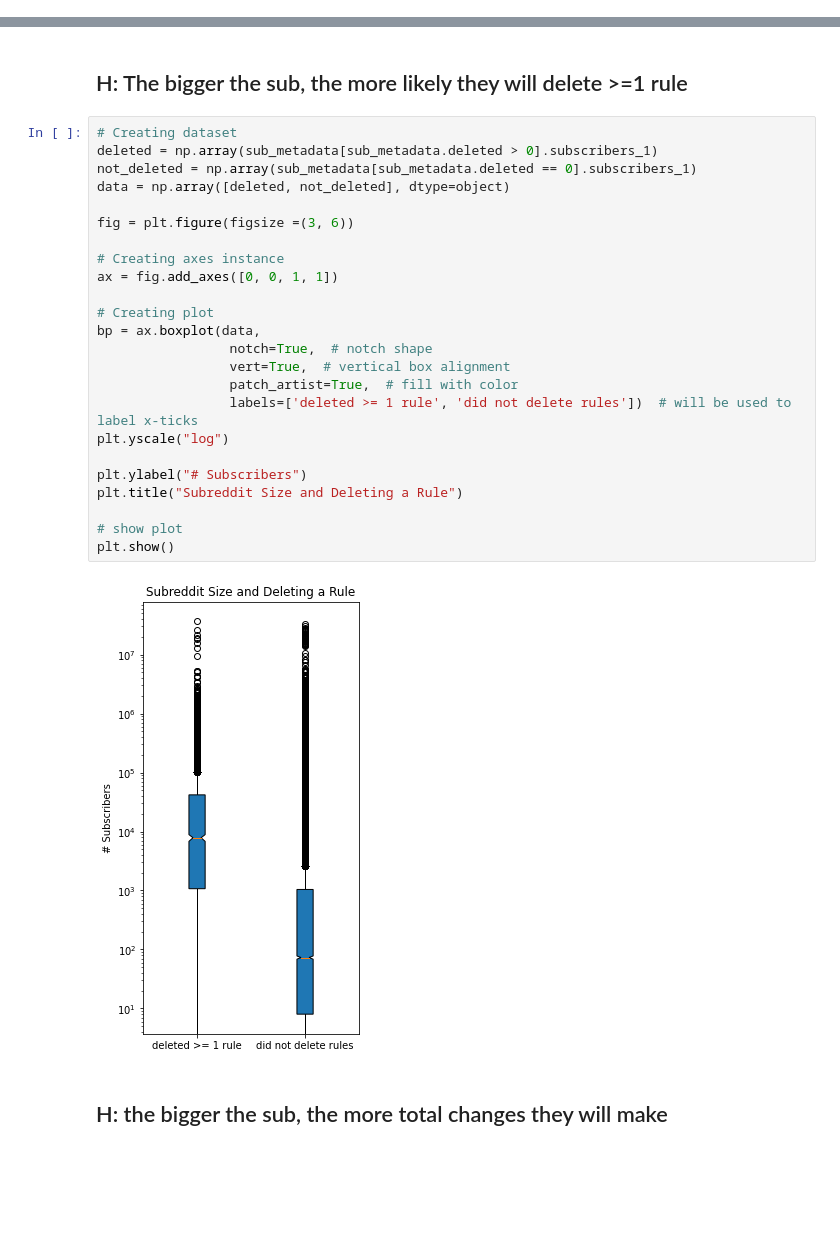
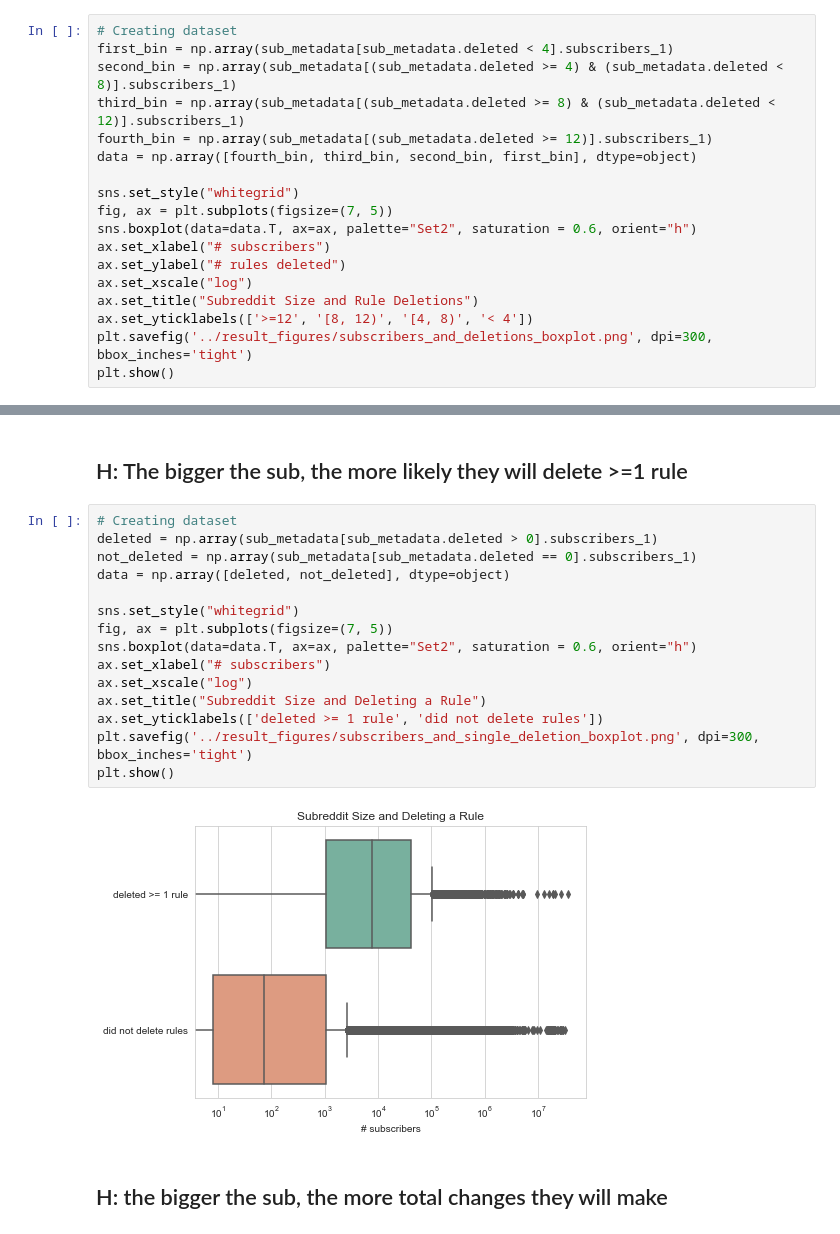
Before and after one commit to nammyk789/reddit-rule-change, a Jupyter notebook: jupyter notebooks/looking_at_seth_data.ipynb, the cells around one changed output, grey strips where cells are left out. Drawn from its saved outputs; the diff is of its cells as text; blank space fills up the shorter version.

```diff
--- a/jupyter notebooks/looking_at_seth_data.ipynb
+++ b/jupyter notebooks/looking_at_seth_data.ipynb
@@ -187,0 +220,18 @@ plt.show()
+# %%
+# Creating dataset
+first_bin = np.array(sub_metadata[sub_metadata.deleted < 4].subscribers_1)
+second_bin = np.array(sub_metadata[(sub_metadata.deleted >= 4) & (sub_metadata.deleted < 8)].subscribers_1)
+third_bin = np.array(sub_metadata[(sub_metadata.deleted >= 8) & (sub_metadata.deleted < 12)].subscribers_1)
+fourth_bin = np.array(sub_metadata[(sub_metadata.deleted >= 12)].subscribers_1)
+data = np.array([fourth_bin, third_bin, second_bin, first_bin], dtype=object)
+
+sns.set_style("whitegrid")
+fig, ax = plt.subplots(figsize=(7, 5))
+sns.boxplot(data=data.T, ax=ax, palette="Set2", saturation = 0.6, orient="h")
+ax.set_xlabel("# subscribers")
+ax.set_ylabel("# rules deleted")
+ax.set_xscale("log")
+ax.set_title("Subreddit Size and Rule Deletions")
+ax.set_yticklabels(['>=12', '[8, 12)', '[4, 8)', '< 4'])
+plt.savefig('../result_figures/subscribers_and_deletions_boxplot.png', dpi=300, bbox_inches='tight')
+plt.show()
@@ -190,29 +242,20 @@ plt.show()
 # %%
 # Creating dataset
 deleted = np.array(sub_metadata[sub_metadata.deleted > 0].subscribers_1)
 not_deleted = np.array(sub_metadata[sub_metadata.deleted == 0].subscribers_1)
 data = np.array([deleted, not_deleted], dtype=object)
 
-fig = plt.figure(figsize =(3, 6))
-
-# Creating axes instance
-ax = fig.add_axes([0, 0, 1, 1])
-
-# Creating plot
-bp = ax.boxplot(data,
-                 notch=True,  # notch shape
-                 vert=True,  # vertical box alignment
-                 patch_artist=True,  # fill with color
-                 labels=['deleted >= 1 rule', 'did not delete rules'])  # will be used to label x-ticks
-plt.yscale("log")
-
-plt.ylabel("# Subscribers")
-plt.title("Subreddit Size and Deleting a Rule")
-
-# show plot
+sns.set_style("whitegrid")
+fig, ax = plt.subplots(figsize=(7, 5))
+sns.boxplot(data=data.T, ax=ax, palette="Set2", saturation = 0.6, orient="h")
+ax.set_xlabel("# subscribers")
+ax.set_xscale("log")
+ax.set_title("Subreddit Size and Deleting a Rule")
+ax.set_yticklabels(['deleted >= 1 rule', 'did not delete rules'])
+plt.savefig('../result_figures/subscribers_and_single_deletion_boxplot.png', dpi=300, bbox_inches='tight')
 plt.show()
 # %% [output]
-[figure, old version]
+[figure, new version]
 # %% [markdown]
 ## H: the bigger the sub, the more total changes they will make
 # %%
```
Also changed, not shown: parts of 24 cells of this notebook, 13 other files.
